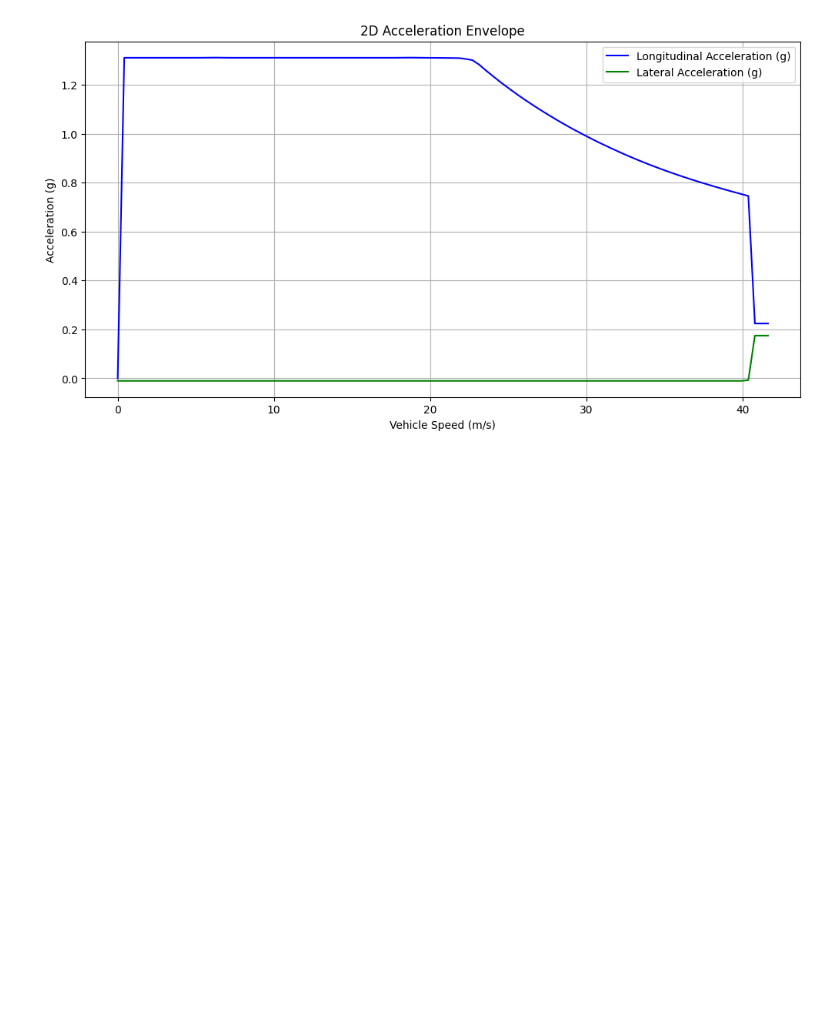
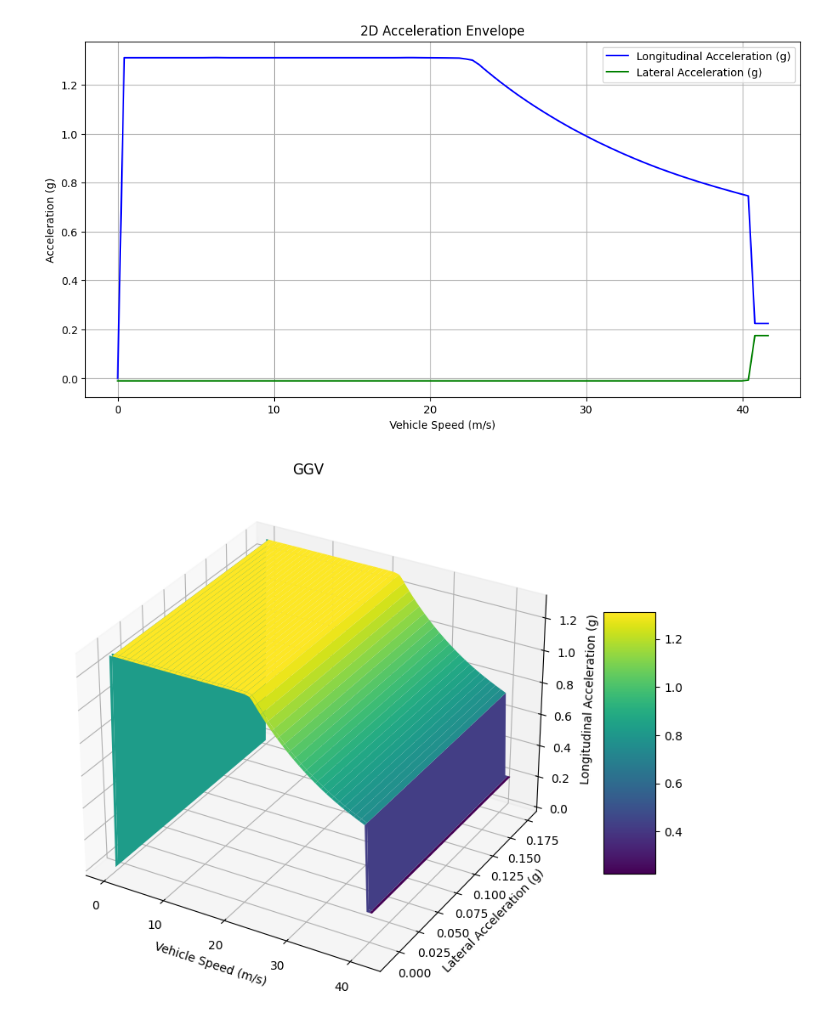
Before and after one commit to Formula-Electric-Berkeley/FEBSim, a Jupyter notebook: GGV.ipynb, the cells around one changed output. Cells and saved outputs as stored; diff of their text form; code cells hidden in the pictures; blank space fills up the shorter version.

```diff
--- a/GGV.ipynb
+++ b/GGV.ipynb
@@ -58,3 +58,40 @@ plt.grid(True)
 plt.show()
 # %% [output]
 [figure]
+# %%
+from mpl_toolkits.mplot3d import Axes3D
+
+# Your existing code to calculate long_acc and lat_acc here...
+
+# Create meshgrid for 3D plot
+speed_mesh, lat_acc_mesh = np.meshgrid(speed_range, lat_acc)
+_, long_acc_mesh = np.meshgrid(speed_range, long_acc)
+
+# Since we only have a single line for lateral and longitudinal acceleration, we need to expand it
+# to create a surface. Here we assume that the lateral and longitudinal acceleration are independent.
+# This might not be realistic as in real scenarios, they are often dependent on each other and you
+# would need actual combined data points for correct visualization.
+
+# For visualization purposes, we just repeat the lat_acc and long_acc arrays
+lat_acc_expanded = np.tile(lat_acc, (len(speed_range), 1)).T
+long_acc_expanded = np.tile(long_acc, (len(lat_acc), 1))
+
+# Create the 3D plot
+fig = plt.figure(figsize=(10, 8))
+ax = fig.add_subplot(111, projection='3d')
+
+# Plot the surface
+surf = ax.plot_surface(speed_mesh, lat_acc_expanded, long_acc_expanded, cmap='viridis')
+
+# Add labels and title
+ax.set_xlabel('Vehicle Speed (m/s)')
+ax.set_ylabel('Lateral Acceleration (g)')
+ax.set_zlabel('Longitudinal Acceleration (g)')
+ax.set_title('GGV')
+
+# Add color bar which maps values to colors
+fig.colorbar(surf, shrink=0.5, aspect=5)
+
+plt.show()
+# %% [output]
+[figure, added]
```
Also changed, not shown: parts of 1 cell of this notebook.
